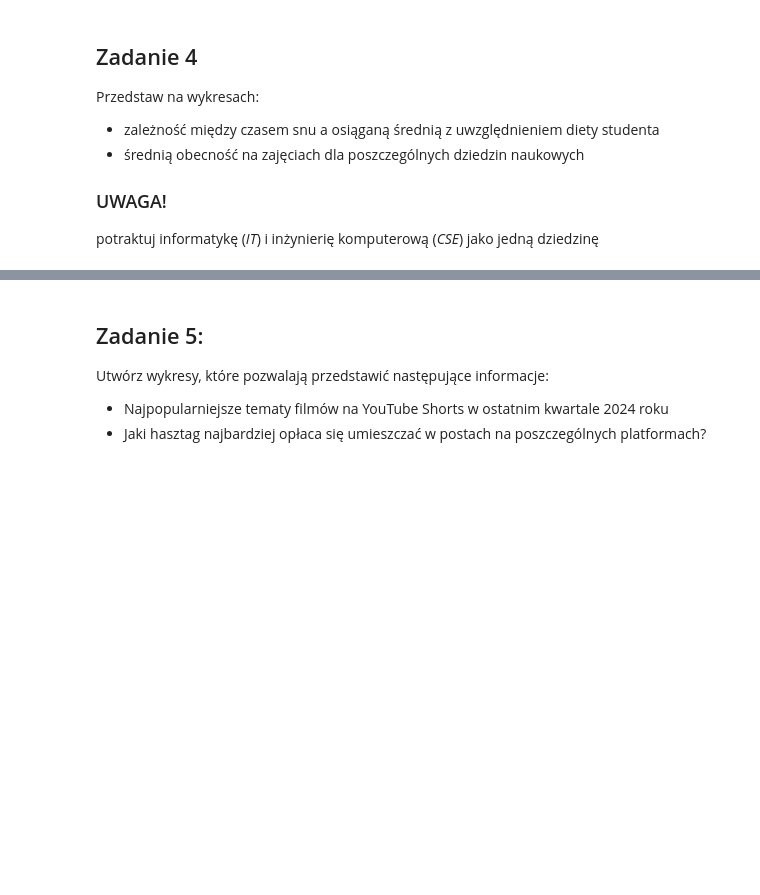
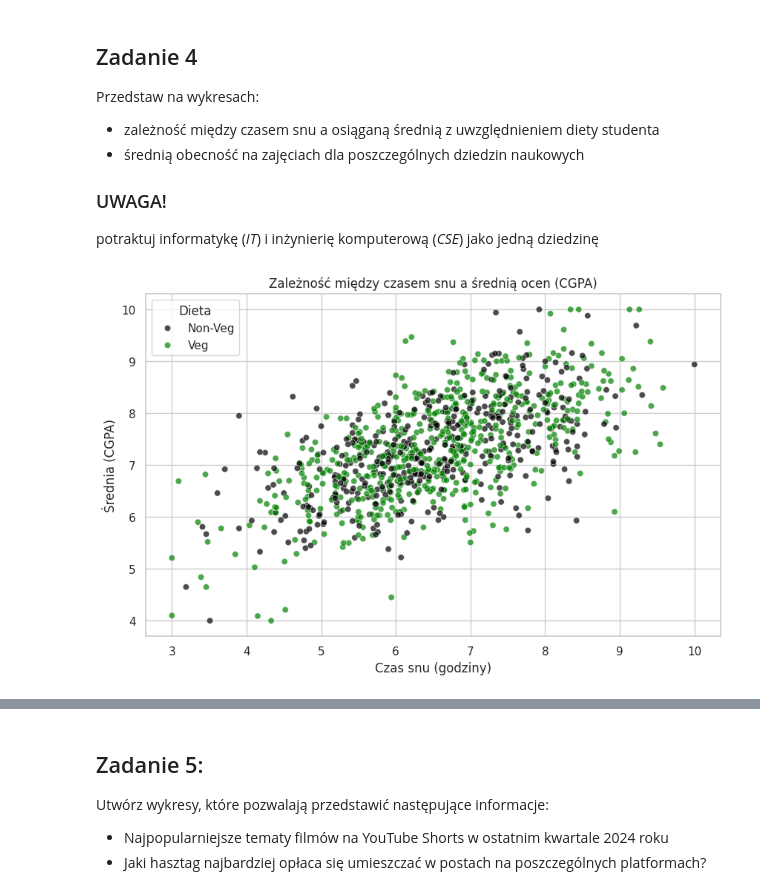
Before and after one commit to Zajecia-na-PWr-LR/lista-1-PJ0506, a Jupyter notebook: UczenieMaszynowe_25_26_Lista1.ipynb, the cells around one changed output, grey strips where cells are left out. Cells and saved outputs as stored; diff of their text form; code cells hidden in the pictures; blank space fills up the shorter version.

```diff
--- a/UczenieMaszynowe_25_26_Lista1.ipynb
+++ b/UczenieMaszynowe_25_26_Lista1.ipynb
@@ -136,3 +136,10 @@ utwórz ramkę danych pozwalającą odpowiedzieć na następujące pytania
 - Czy mediana snu wśród studentów informatyki (*IT*) jest wyższa niż wśród studentów mechaniki (*Mechanical*)?
 ### UWAGA!
 Uwzględnij wyłącznie informacje o pełnoletnich studentach.
+# %%
+data=pd.read_csv('/content/student_lifestyle_performance_dataset.csv')
+only_18_plus = data[data['Age']>=18]
+#print(only_18_plus)
+summary_df = only_18_plus.groupby('Branch').agg(Sredni_poziom_stresu=('Stress_Level_1_to_10', 'mean'), Mediana_czasu_snu=('Sleep_Hours', 'median')).reset_index()
+summary_df = summary_df.sort_values(by='Sredni_poziom_stresu', ascending=False).round(2)
+print(summary_df)
@@ -143,3 +158,22 @@ Przedstaw na wykresach:
 - średnią obecność na zajęciach dla poszczególnych dziedzin naukowych
 ### UWAGA!
 potraktuj informatykę (*IT*) i inżynierię komputerową (*CSE*) jako jedną dziedzinę
+# %%
+data['Branch'] = data['Branch'].replace({'IT': 'IT/CSE', 'CSE': 'IT/CSE'})
+sns.set_theme(style="whitegrid")
+plt.figure(figsize=(10, 6))
+sns.scatterplot(
+    data=data,
+    x='Sleep_Hours',
+    y='CGPA',
+    hue='Diet_Type',
+    palette={'Veg': 'green', 'Non-Veg': 'black'},
+    alpha=0.7
+)
+plt.title('Zależność między czasem snu a średnią ocen (CGPA)')
+plt.xlabel('Czas snu (godziny)')
+plt.ylabel('Średnia (CGPA)')
+plt.legend(title='Dieta')
+plt.show()
+# %% [output]
+[figure, added]
```
Also changed, not shown: parts of 4 cells of this notebook.
